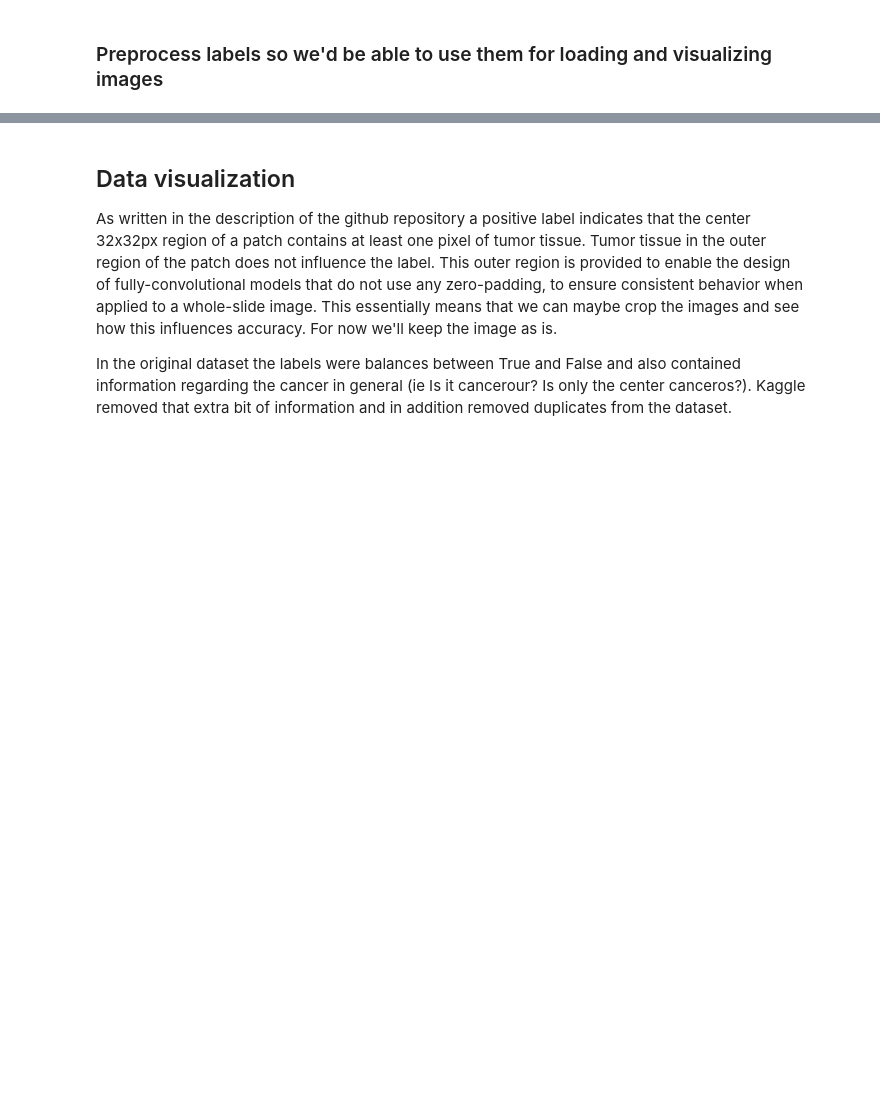
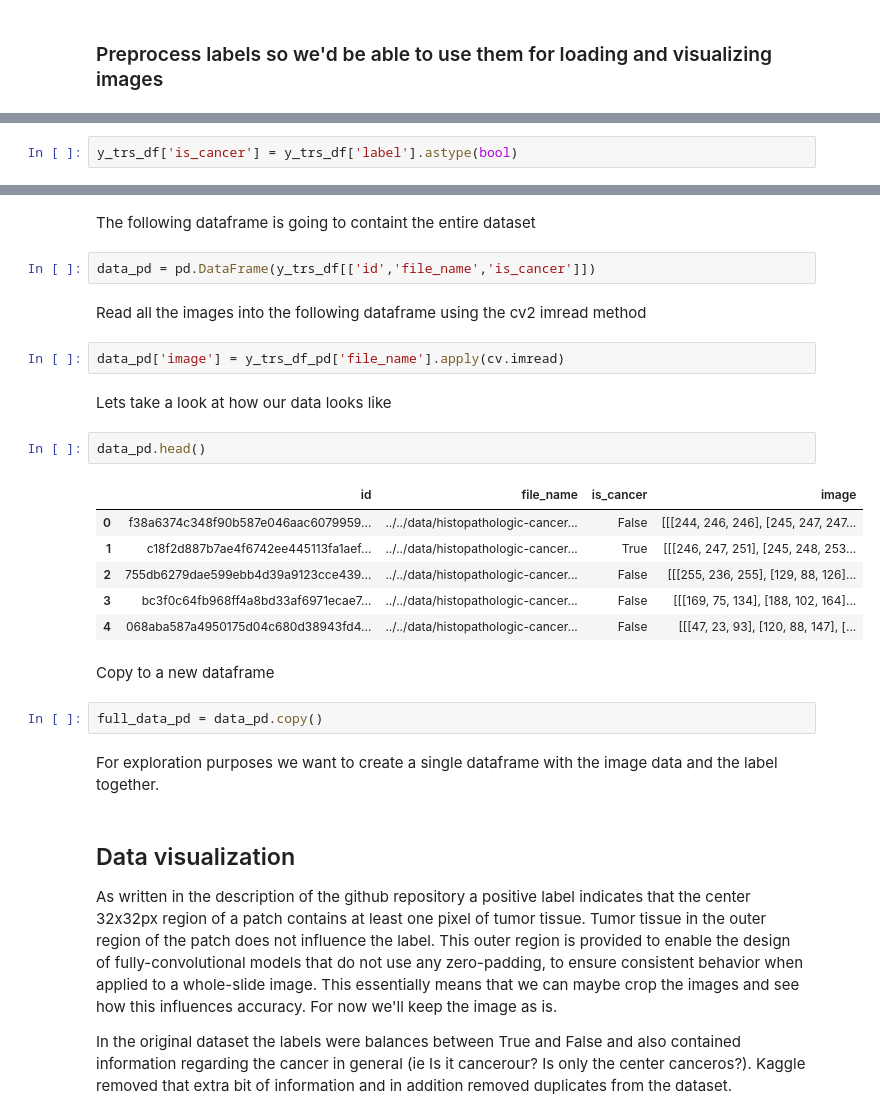
Before and after one commit to alexakh95/datasciense-uni-project, a Jupyter notebook: notebooks/histopathologic_cancer_detection/project.ipynb, the cells around one changed output, grey strips where cells are left out. Saved outputs shown, nothing was run; the diff lists cells and outputs as text; blank space fills up the shorter version.

```diff
--- a/notebooks/histopathologic_cancer_detection/project.ipynb
+++ b/notebooks/histopathologic_cancer_detection/project.ipynb
@@ -238,0 +119,2 @@ only showing top 20 rows
+# %%
+y_trs_df['is_cancer'] = y_trs_df['label'].astype(bool)
@@ -261,3 +136,28 @@ only showing top 20 rows
+# %% [markdown]
+The following dataframe is going to containt the entire dataset
+# %%
+data_pd = pd.DataFrame(y_trs_df[['id','file_name','is_cancer']])
+# %% [markdown]
+Read all the images into the following dataframe using the cv2 imread method
+# %%
+data_pd['image'] = y_trs_df_pd['file_name'].apply(cv.imread)
+# %% [markdown]
+Lets take a look at how our data looks like
+# %%
+data_pd.head()
+# %% [output]
+|  | id | file_name | is_cancer | image |
+| 0 | f38a6374c348f90b587e046aac6079959... | ../../data/histopathologic-cancer... | False | [[[244, 246, 246], [245, 247, 247... |
+| 1 | c18f2d887b7ae4f6742ee445113fa1aef... | ../../data/histopathologic-cancer... | True | [[[246, 247, 251], [245, 248, 253... |
+| 2 | 755db6279dae599ebb4d39a9123cce439... | ../../data/histopathologic-cancer... | False | [[[255, 236, 255], [129, 88, 126]... |
+| 3 | bc3f0c64fb968ff4a8bd33af6971ecae7... | ../../data/histopathologic-cancer... | False | [[[169, 75, 134], [188, 102, 164]... |
+| 4 | 068aba587a4950175d04c680d38943fd4... | ../../data/histopathologic-cancer... | False | [[[47, 23, 93], [120, 88, 147], [... |
+# %% [markdown]
+Copy to a new dataframe
+# %%
+full_data_pd = data_pd.copy()
+# %% [markdown]
+For exploration purposes we want to create a single dataframe with the image data and the label together.
 # %% [markdown]
 ## Data visualization
 
```
Also changed, not shown: parts of 69 cells of this notebook.
